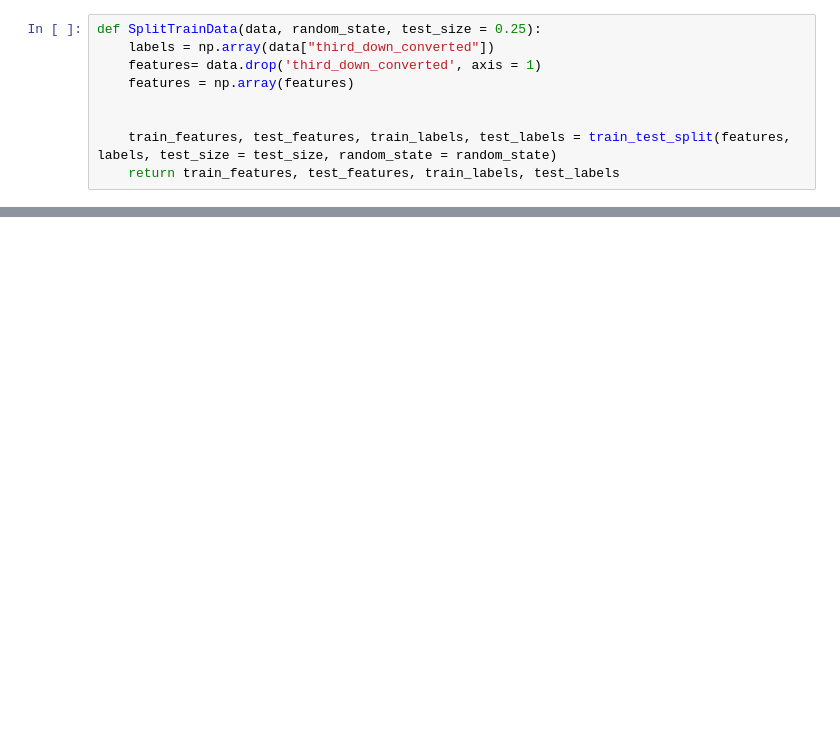
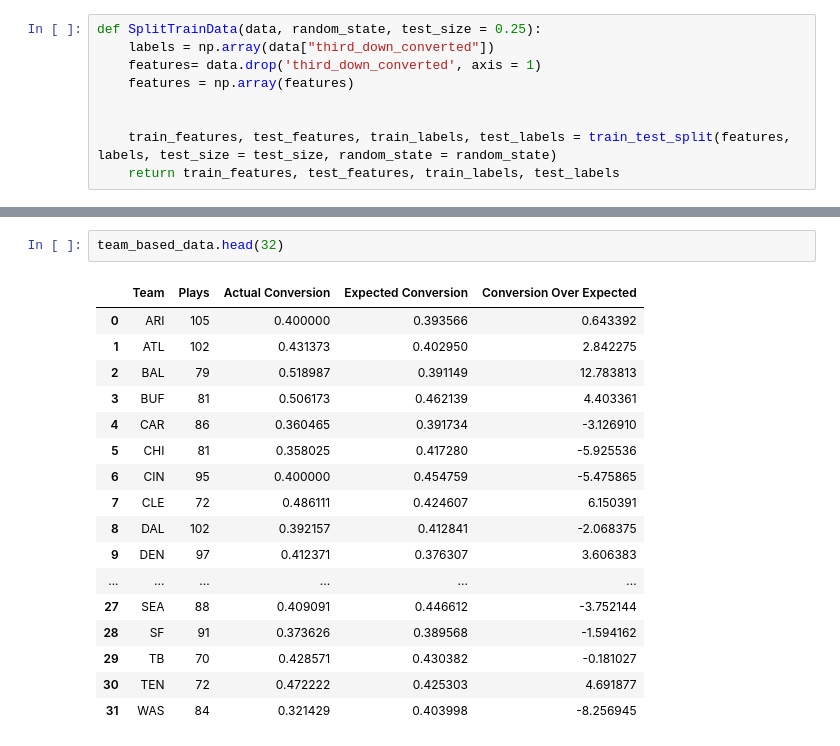
Before and after one commit to mattiammarino3/thirddownprediction, a Jupyter notebook: ThirdDownPredictions.ipynb, the cells around one changed output, grey strips where cells are left out. Cells and saved outputs as stored; diff of their text form; blank space fills up the shorter version.

```diff
--- a/ThirdDownPredictions.ipynb
+++ b/ThirdDownPredictions.ipynb
@@ -399,0 +595,20 @@ Accuracy: 0.5916622127204704
+# %%
+team_based_data.head(32)
+# %% [output]
+|  | Team | Plays | Actual Conversion | Expected Conversion | Conversion Over Expected |
+| 0 | ARI | 105 | 0.400000 | 0.393566 | 0.643392 |
+| 1 | ATL | 102 | 0.431373 | 0.402950 | 2.842275 |
+| 2 | BAL | 79 | 0.518987 | 0.391149 | 12.783813 |
+| 3 | BUF | 81 | 0.506173 | 0.462139 | 4.403361 |
+| 4 | CAR | 86 | 0.360465 | 0.391734 | -3.126910 |
+| 5 | CHI | 81 | 0.358025 | 0.417280 | -5.925536 |
+| 6 | CIN | 95 | 0.400000 | 0.454759 | -5.475865 |
+| 7 | CLE | 72 | 0.486111 | 0.424607 | 6.150391 |
+| 8 | DAL | 102 | 0.392157 | 0.412841 | -2.068375 |
+| 9 | DEN | 97 | 0.412371 | 0.376307 | 3.606383 |
+| ... | ... | ... | ... | ... | ... |
+| 27 | SEA | 88 | 0.409091 | 0.446612 | -3.752144 |
+| 28 | SF | 91 | 0.373626 | 0.389568 | -1.594162 |
+| 29 | TB | 70 | 0.428571 | 0.430382 | -0.181027 |
+| 30 | TEN | 72 | 0.472222 | 0.425303 | 4.691877 |
+| 31 | WAS | 84 | 0.321429 | 0.403998 | -8.256945 |
```
Also changed, not shown: parts of 16 cells of this notebook.
